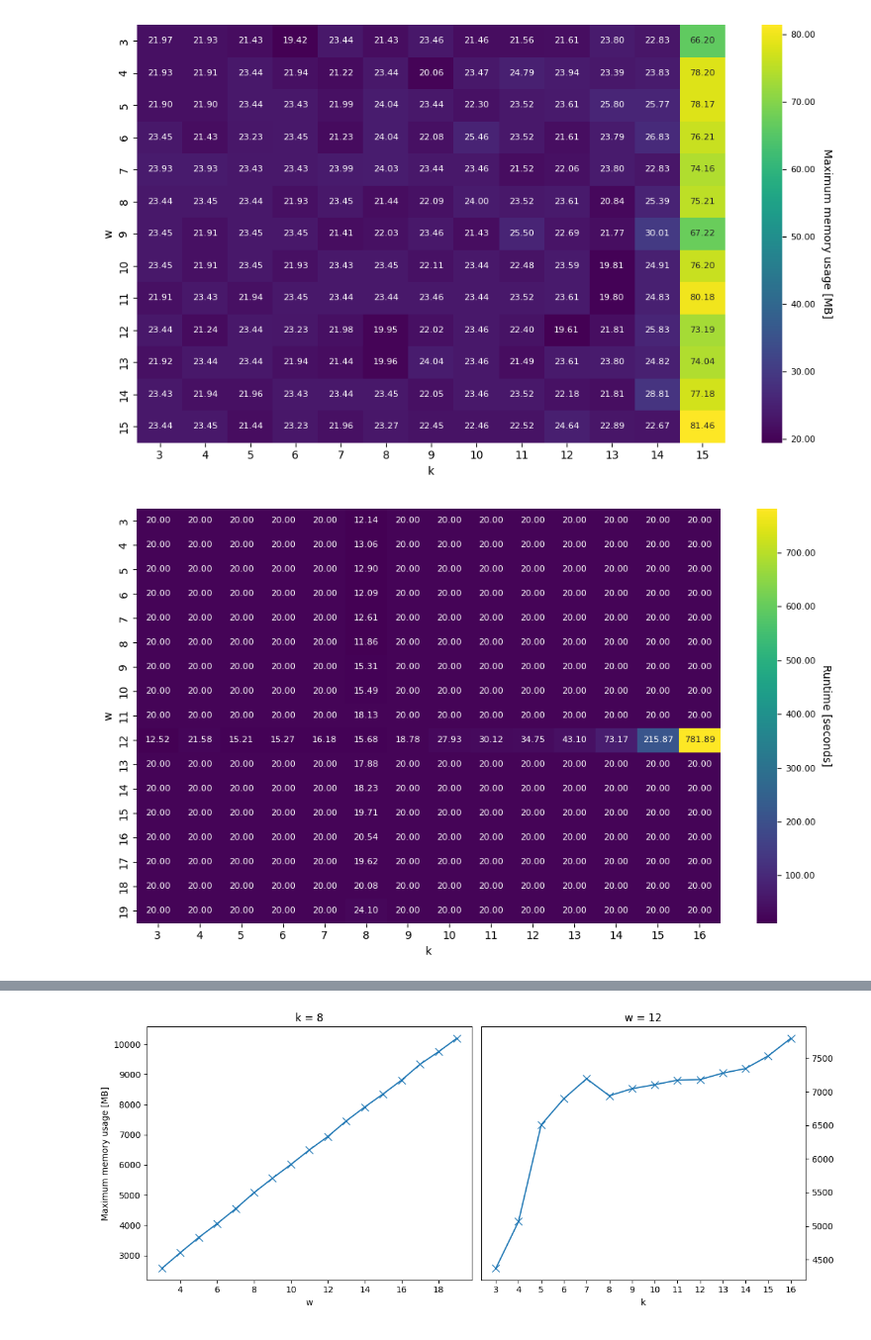
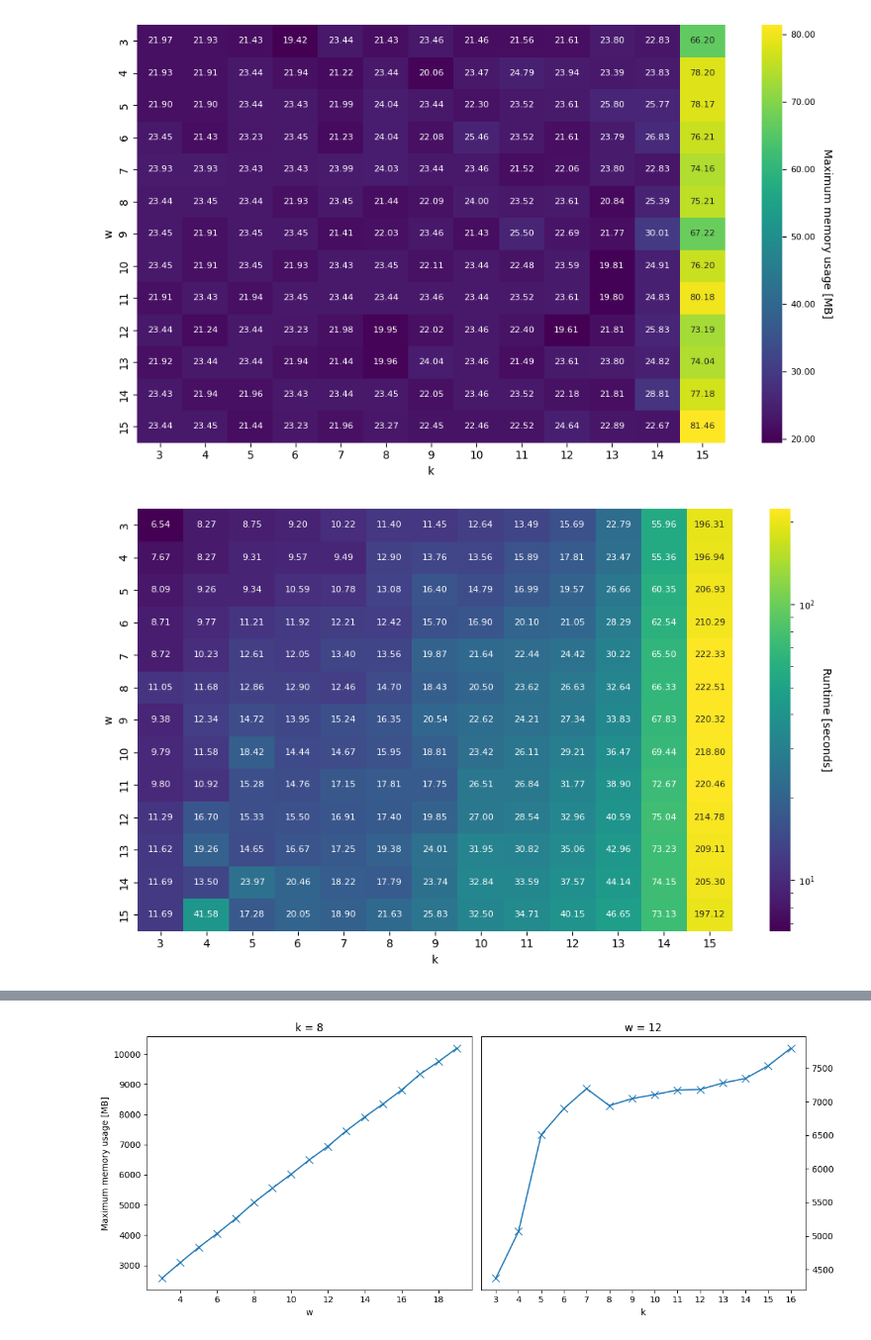
Before and after one commit to OrensteinLab/GreedyMini, a Jupyter notebook: various scripts/measure runtime and mmu/analyze_log_file.ipynb, the cells around one changed output, grey strips where cells are left out. Shown: that part at 99% size. Cells and saved outputs as stored; diff of their text form; code cells hidden in the pictures.

```diff
--- a/various scripts/measure runtime and mmu/analyze_log_file.ipynb
+++ b/various scripts/measure runtime and mmu/analyze_log_file.ipynb
@@ -100,6 +102,8 @@ time_df = pd.read_csv("time_data_expected.csv", index_col=0)
 memory_df = pd.read_csv("memory_data_expected.csv", index_col=0)
 time_df2 = pd.read_csv("time_data_particular.csv", index_col=0)
 memory_df2 = pd.read_csv("memory_data_particular.csv", index_col=0)
+time_df3 = pd.read_csv("time_data_particular_v2.csv", index_col=0)
+memory_df3 = pd.read_csv("memory_data_particular_v2.csv", index_col=0)
 
 # make NANS into 0
 time_df.fillna(0.1, inplace=True)
@@ -118,7 +122,7 @@ from matplotlib.colors import LogNorm
 def format_normally(num):
     return f"{num:.2f}"
 
-def plot_heatmap(dataframe, legend_name, log_scale=True):
+def plot_heatmap(dataframe, legend_name, log_scale=True, name='expected_runtime'):
     plt.figure(figsize=(10, 6))
 
     if log_scale:
@@ -176,36 +180,36 @@ def plot_heatmap(dataframe, legend_name, log_scale=True):
             fmt="",
             cmap="viridis",
             annot_kws={"size": 8}
         )
 
         # Customize the colorbar with linear ticks
         cbar = ax.collections[0].colorbar
 
         # Formatter for the colorbar ticks in normal decimal format
         def cbar_formatter(x, pos):
             return f"{x:.2f}"
 
         cbar.ax.yaxis.set_major_formatter(FuncFormatter(cbar_formatter))
         cbar.ax.tick_params(labelsize=8)
 
     # Add label to the colorbar
     cbar.set_label(legend_name, rotation=270, labelpad=15)
 
     plt.xlabel("k")
     plt.ylabel("w")
     plt.tight_layout()
 
-    plt.savefig(f"{legend_name}.png", dpi=500)
+    plt.savefig(f"{name}.pdf", dpi=500)
 
     plt.show()
 
 
 # Example usage with your dataframes
-plot_heatmap(time_df, "Runtime [seconds]", log_scale=True)  # Exponential scale
-plot_heatmap(memory_df, "Maximum memory usage [MB]", log_scale=False)  # Linear scale
-plot_heatmap(time_df2, "Runtime [seconds]", log_scale=False)  # Exponential scale
-plot_heatmap(memory_df2, "Maximum memory usage [MB]", log_scale=False)  # Linear scale
+plot_heatmap(time_df, "Runtime [seconds]", log_scale=True, name="expected_runtime")
+plot_heatmap(memory_df, "Maximum memory usage [MB]", log_scale=False, name="expected_memory")
+plot_heatmap(time_df3, "Runtime [seconds]", log_scale=True, name="particular_runtime")
+plot_heatmap(memory_df3, "Maximum memory usage [MB]", log_scale=False, name="particular_memory")
 # %% [output]
 [figure]
 [figure]
-[figure, old version]
+[figure, new version]
```
Also changed, not shown: parts of 3 cells of this notebook.
